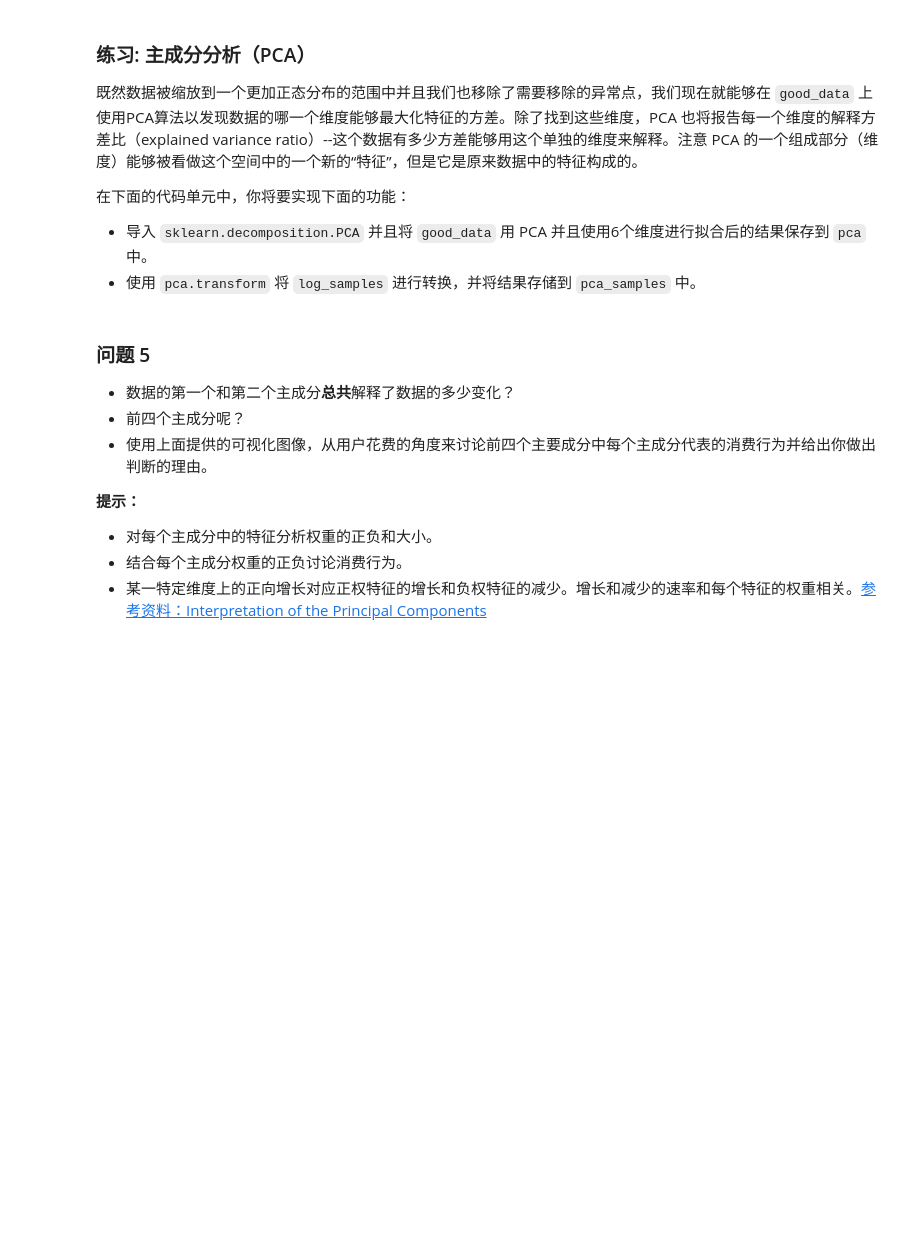
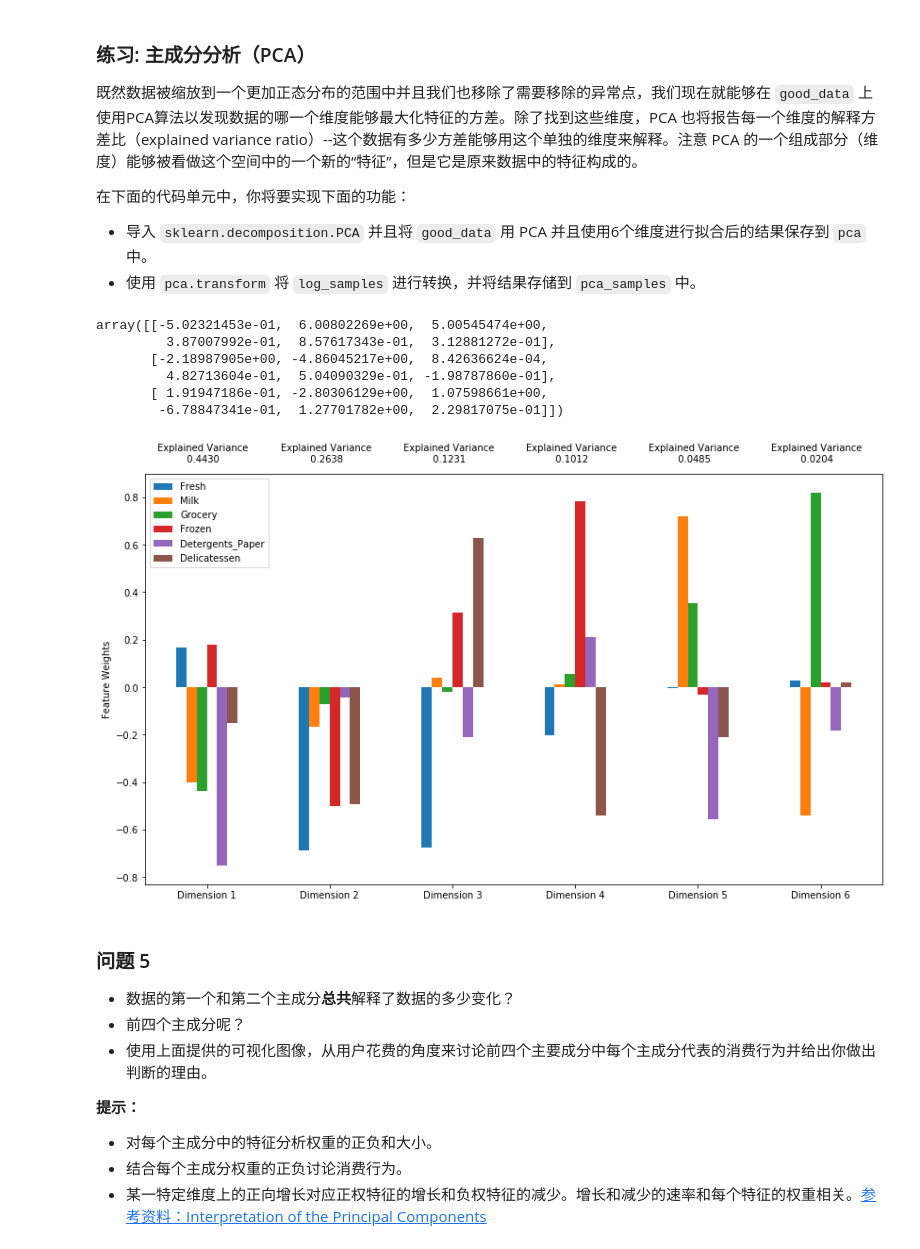
Before and after one commit to icococ/MLND_CN_P3_Customer_Segments, a Jupyter notebook: customer_segments.ipynb, the cells around one changed output. Cells and saved outputs as stored; diff of their text form; code cells hidden in the pictures; blank space fills up the shorter version.

```diff
--- a/customer_segments.ipynb
+++ b/customer_segments.ipynb
@@ -339,15 +339,25 @@ Data points considered outliers for the feature 'Delicatessen':
  - 导入 `sklearn.decomposition.PCA` 并且将 `good_data` 用 PCA 并且使用6个维度进行拟合后的结果保存到 `pca` 中。
  - 使用 `pca.transform` 将 `log_samples` 进行转换，并将结果存储到 `pca_samples` 中。
 # %%
-
+from sklearn.decomposition import PCA
 # TODO：通过在good data上进行PCA，将其转换成6个维度
-pca = None
+pca = PCA(n_components=6)
+pca.fit(good_data)
 
 # TODO：使用上面的PCA拟合将变换施加在log_samples上
-pca_samples = None
+pca_samples = pca.transform(log_samples)
 
 # 生成PCA的结果图
 pca_results = vs.pca_results(good_data, pca)
+pca_samples
+# %% [output]
+array([[-5.02321453e-01,  6.00802269e+00,  5.00545474e+00,
+         3.87007992e-01,  8.57617343e-01,  3.12881272e-01],
+       [-2.18987905e+00, -4.86045217e+00,  8.42636624e-04,
+         4.82713604e-01,  5.04090329e-01, -1.98787860e-01],
+       [ 1.91947186e-01, -2.80306129e+00,  1.07598661e+00,
+        -6.78847341e-01,  1.27701782e+00,  2.29817075e-01]])
+[figure, added]
 # %% [markdown]
 ### 问题 5
 
```
Also changed, not shown: parts of 12 cells of this notebook.
